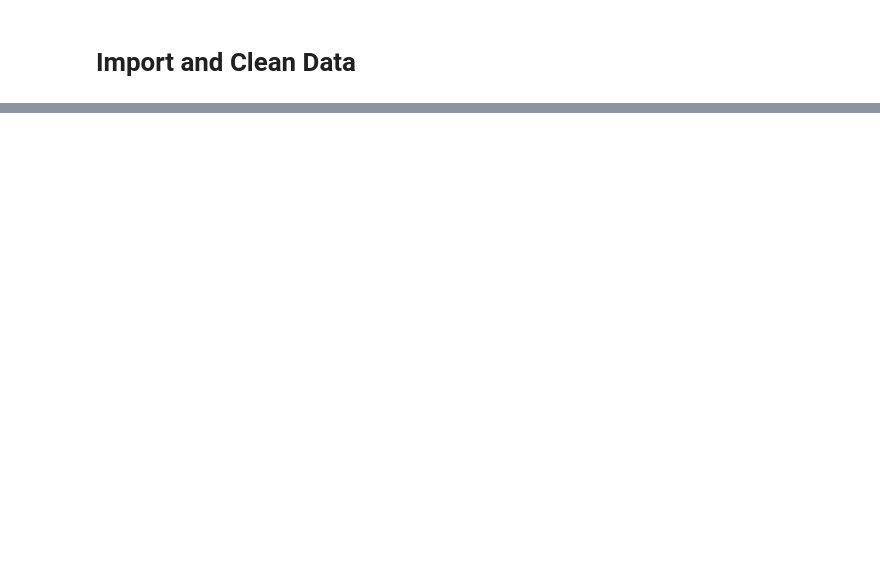
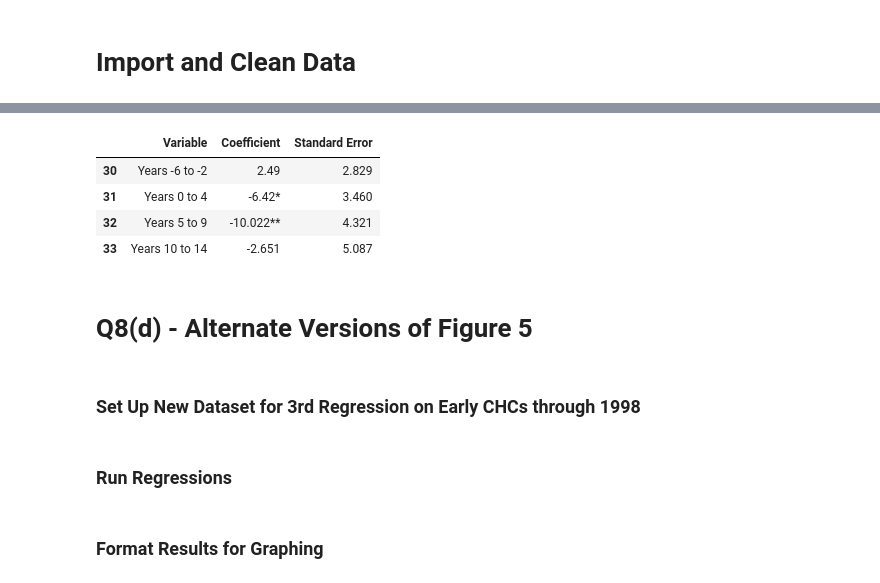
Before and after one commit to stevenbuschbach/Applied-Microeconometrics, a Jupyter notebook: q8/q8_replication_code.ipynb, the cells around one changed output, grey strips where cells are left out. Drawn from its saved outputs; the diff is of its cells as text; code cells hidden in the pictures; blank space fills up the shorter version.

```diff
--- a/q8/q8_replication_code.ipynb
+++ b/q8/q8_replication_code.ipynb
@@ -158,0 +206,8 @@ beta_table.to_csv('table2_replication.csv')
+# %%
+# Define covariates to use - this time without year-urban interaction FEs
+X_colsC = _Iyear_cols+_DD_cols
+
+YC,XC,weightC,NC,KC,fe_dfC = get_XY_arrays(df, X_colsC, Y_var, weight_var, clust_var)
+# %%
+betaC,beta_SEC = run_aer_regression(fe_dfC, YC, XC, weightC, NC, KC, X_colsC, Y_var, weight_var)
+beta_starsC    = get_stars(betaC, beta_SEC)
@@ -158,0 +216,23 @@ beta_table.to_csv('table2_replication.csv')
+# %%
+beta_dfC = pd.DataFrame.from_dict({"Variable":X_colsC,
+                                   "Coefficient":[str(np.round(betaC.ravel()[i],3))+beta_starsC[i]
+                                                  for i in range(betaC.shape[0])],
+                                   "Standard Error":np.round(beta_SEC,3)})
+beta_dfC = beta_dfC[(beta_dfC['Variable'] == '_DDdid1_2') |
+                    (beta_dfC['Variable'] == '_DDdid1_4') |
+                    (beta_dfC['Variable'] == '_DDdid1_5') |
+                    (beta_dfC['Variable'] == '_DDdid1_6')]
+beta_dfC["Variable"] = ["Years -6 to -2","Years 0 to 4","Years 5 to 9","Years 10 to 14"]
+beta_dfC.to_latex("./q8_replication_output/q8c_table.tex", index=False)
+# %%
+beta_dfC
+# %% [output]
+|  | Variable | Coefficient | Standard Error |
+| 30 | Years -6 to -2 | 2.49 | 2.829 |
+| 31 | Years 0 to 4 | -6.42* | 3.460 |
+| 32 | Years 5 to 9 | -10.022** | 4.321 |
+| 33 | Years 10 to 14 | -2.651 | 5.087 |
+# %% [markdown]
+# Q8(d) - Alternate Versions of Figure 5
+# %% [markdown]
+### Set Up New Dataset for 3rd Regression on Early CHCs through 1998
@@ -158,0 +242,2 @@ beta_table.to_csv('table2_replication.csv')
+# %% [markdown]
+### Run Regressions
@@ -158,0 +273,2 @@ beta_table.to_csv('table2_replication.csv')
+# %% [markdown]
+### Format Results for Graphing
```
Also changed, not shown: parts of 38 cells of this notebook, 7 other files.
